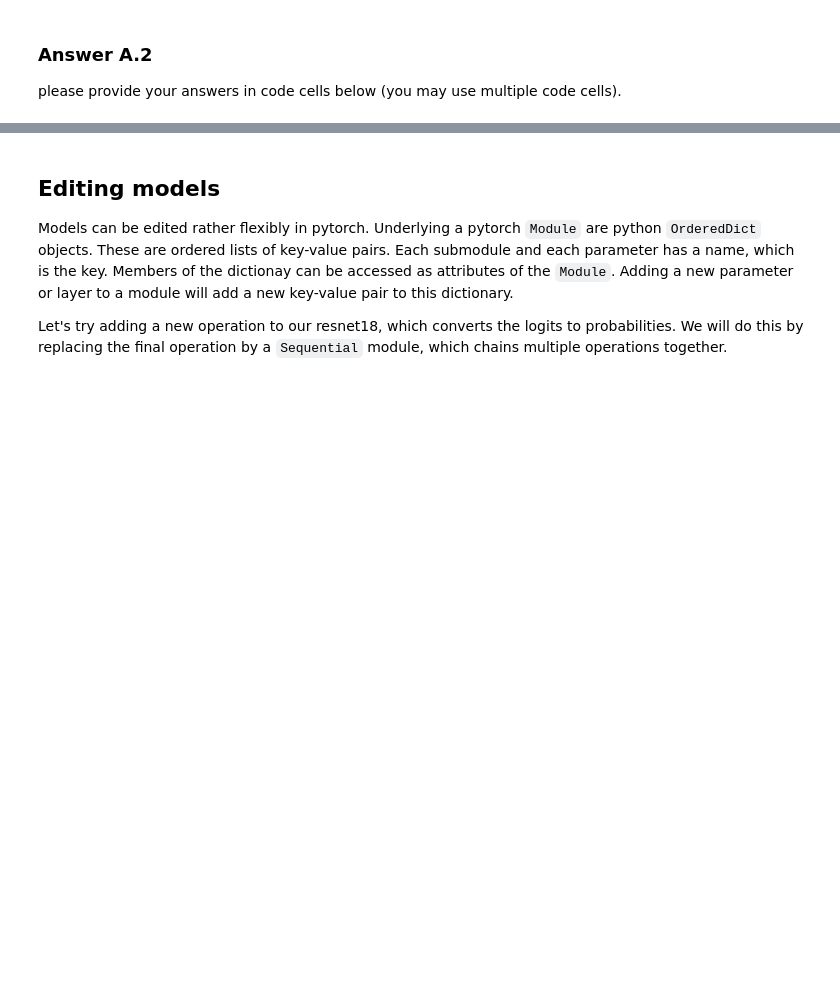
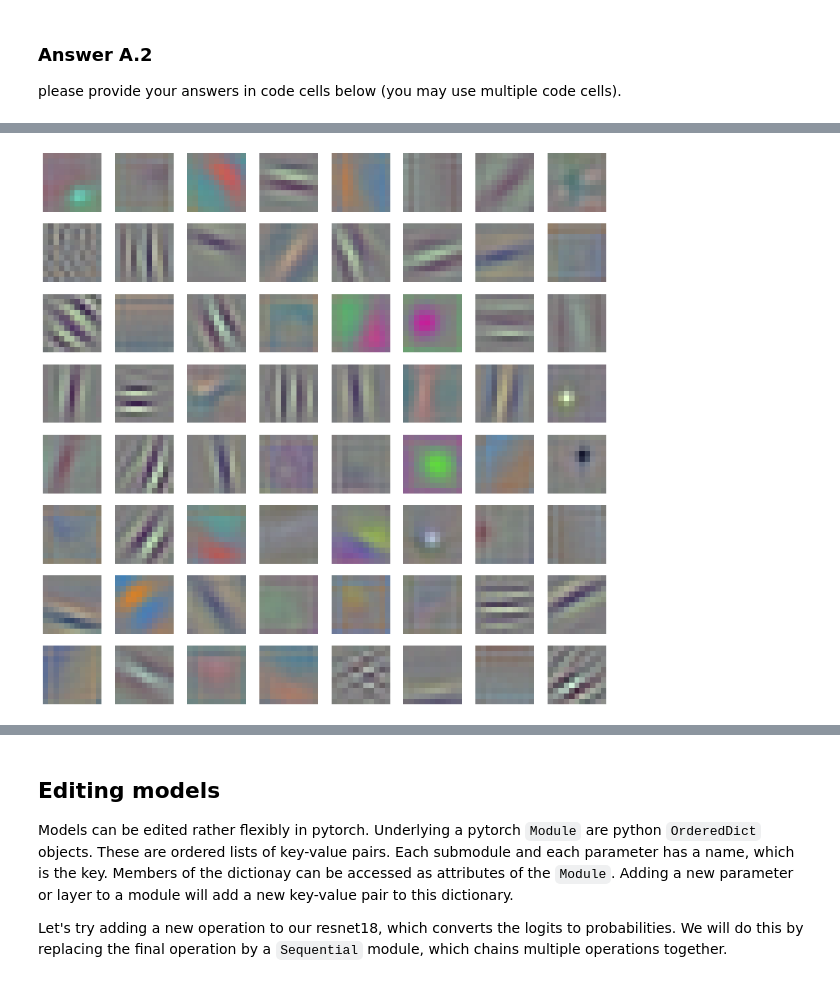
Before and after one commit to nitishbala2000/DeepNeuralNetworks, a Jupyter notebook: dnn_assignment_2.ipynb, the cells around one changed output, grey strips where cells are left out. Cells and saved outputs as stored; diff of their text form; code cells hidden in the pictures; blank space fills up the shorter version.

Commit message:
First day of assignment 2

```diff
--- a/dnn_assignment_2.ipynb
+++ b/dnn_assignment_2.ipynb
@@ -186,0 +408,25 @@ please provide your answers in code cells below (you may use multiple code cells
+# %%
+def plotWeights(weights):
+
+    weights = weights.detach().numpy()
+
+    #normalising weights so a value of 0 becomes gray, and colours stay within [0,1]
+    weights = weights/(np.abs(weights).max())/2+0.5
+
+    plt.gcf().set_size_inches((15, 15))
+
+    #there are 64 convolution kernels, which we will arrange along an 8x8 grid
+    for i, w in enumerate(weights):
+        plt.subplot(8, 8, i+1)
+        # we move the colour channel axis to the end, this is where imshow expects it
+        plt.imshow(np.moveaxis(w, 0, -1));
+        plt.axis('off')
+# %%
+# AlexNet
+model = models.alexnet(pretrained=True)
+
+# model.features[0] is the first convolutional layer
+weights = model.features[0].weight
+plotWeights(weights)
+# %% [output]
+[figure, added]
```
Also changed, not shown: parts of 89 cells of this notebook, 1 other file.
